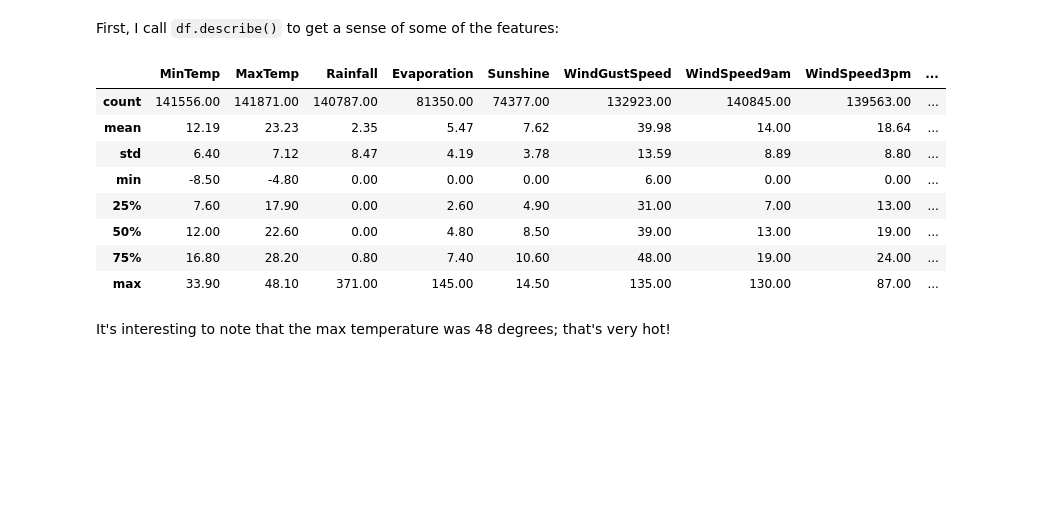
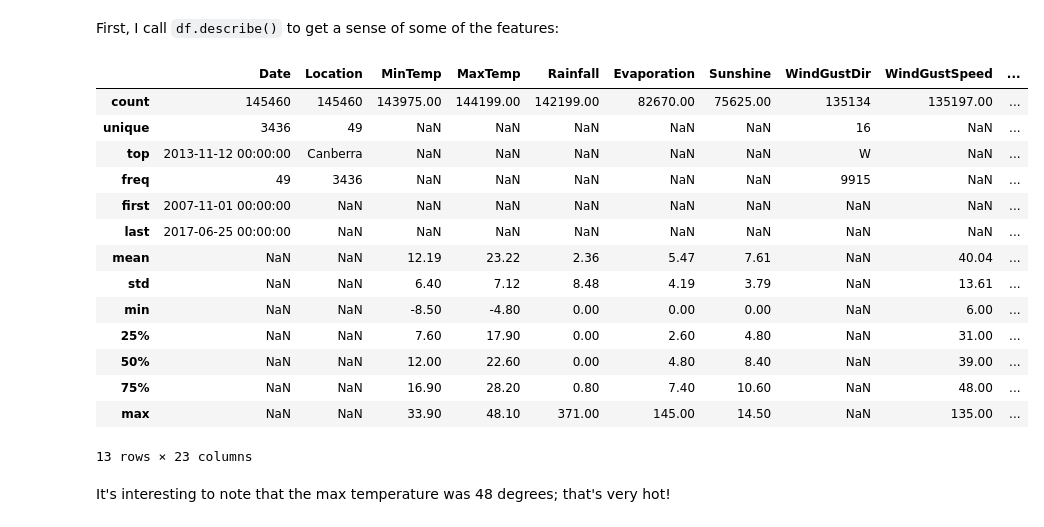
Before and after one commit to kwanhiuhong/cpsc330-2021W2, a Jupyter notebook: past_midterm/2019_w2.ipynb, the cells around one changed output. Cells and saved outputs as stored; diff of their text form; code cells hidden in the pictures; blank space fills up the shorter version.

```diff
--- a/past_midterm/2019_w2.ipynb
+++ b/past_midterm/2019_w2.ipynb
@@ -44,17 +44,23 @@ df_test  = df.query('Date >= 20160101')
 # %% [markdown]
 First, I call `df.describe()` to get a sense of some of the features:
 # %%
-df.describe()
+df.describe(include="all")
 # %% [output]
-|  | MinTemp | MaxTemp | Rainfall | Evaporation | Sunshine | WindGustSpeed | WindSpeed9am | WindSpeed3pm | ... |
-| count | 141556.00 | 141871.00 | 140787.00 | 81350.00 | 74377.00 | 132923.00 | 140845.00 | 139563.00 | ... |
-| mean | 12.19 | 23.23 | 2.35 | 5.47 | 7.62 | 39.98 | 14.00 | 18.64 | ... |
-| std | 6.40 | 7.12 | 8.47 | 4.19 | 3.78 | 13.59 | 8.89 | 8.80 | ... |
-| min | -8.50 | -4.80 | 0.00 | 0.00 | 0.00 | 6.00 | 0.00 | 0.00 | ... |
-| 25% | 7.60 | 17.90 | 0.00 | 2.60 | 4.90 | 31.00 | 7.00 | 13.00 | ... |
-| 50% | 12.00 | 22.60 | 0.00 | 4.80 | 8.50 | 39.00 | 13.00 | 19.00 | ... |
-| 75% | 16.80 | 28.20 | 0.80 | 7.40 | 10.60 | 48.00 | 19.00 | 24.00 | ... |
-| max | 33.90 | 48.10 | 371.00 | 145.00 | 14.50 | 135.00 | 130.00 | 87.00 | ... |
+|  | Date | Location | MinTemp | MaxTemp | Rainfall | Evaporation | Sunshine | WindGustDir | WindGustSpeed | ... |
+| count | 145460 | 145460 | 143975.00 | 144199.00 | 142199.00 | 82670.00 | 75625.00 | 135134 | 135197.00 | ... |
+| unique | 3436 | 49 | NaN | NaN | NaN | NaN | NaN | 16 | NaN | ... |
+| top | 2013-11-12 00:00:00 | Canberra | NaN | NaN | NaN | NaN | NaN | W | NaN | ... |
+| freq | 49 | 3436 | NaN | NaN | NaN | NaN | NaN | 9915 | NaN | ... |
+| first | 2007-11-01 00:00:00 | NaN | NaN | NaN | NaN | NaN | NaN | NaN | NaN | ... |
+| last | 2017-06-25 00:00:00 | NaN | NaN | NaN | NaN | NaN | NaN | NaN | NaN | ... |
+| mean | NaN | NaN | 12.19 | 23.22 | 2.36 | 5.47 | 7.61 | NaN | 40.04 | ... |
+| std | NaN | NaN | 6.40 | 7.12 | 8.48 | 4.19 | 3.79 | NaN | 13.61 | ... |
+| min | NaN | NaN | -8.50 | -4.80 | 0.00 | 0.00 | 0.00 | NaN | 6.00 | ... |
+| 25% | NaN | NaN | 7.60 | 17.90 | 0.00 | 2.60 | 4.80 | NaN | 31.00 | ... |
+| 50% | NaN | NaN | 12.00 | 22.60 | 0.00 | 4.80 | 8.40 | NaN | 39.00 | ... |
+| 75% | NaN | NaN | 16.90 | 28.20 | 0.80 | 7.40 | 10.60 | NaN | 48.00 | ... |
+| max | NaN | NaN | 33.90 | 48.10 | 371.00 | 145.00 | 14.50 | NaN | 135.00 | ... |
+13 rows × 23 columns
 # %% [markdown]
 It's interesting to note that the max temperature was 48 degrees; that's very hot!
 # %% [markdown]
```
Also changed, not shown: parts of 4 cells of this notebook, 1 other file.
